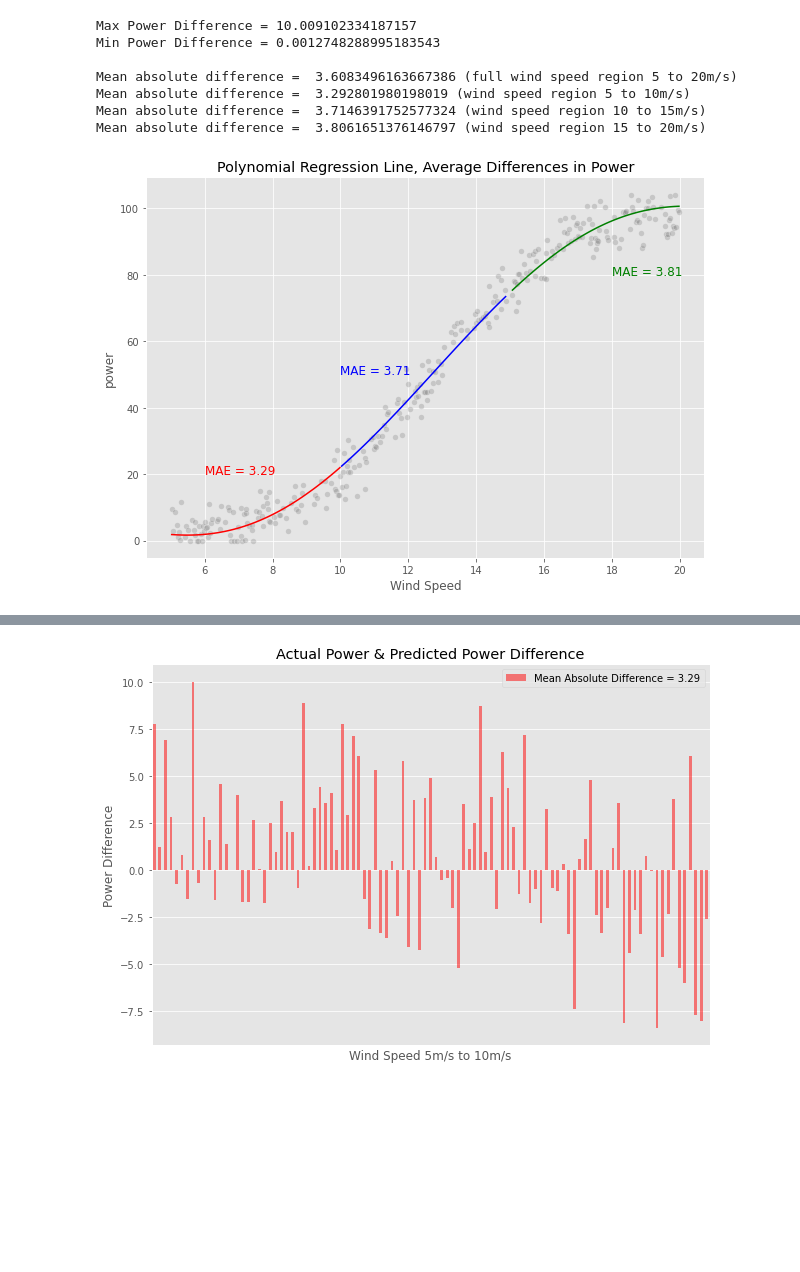
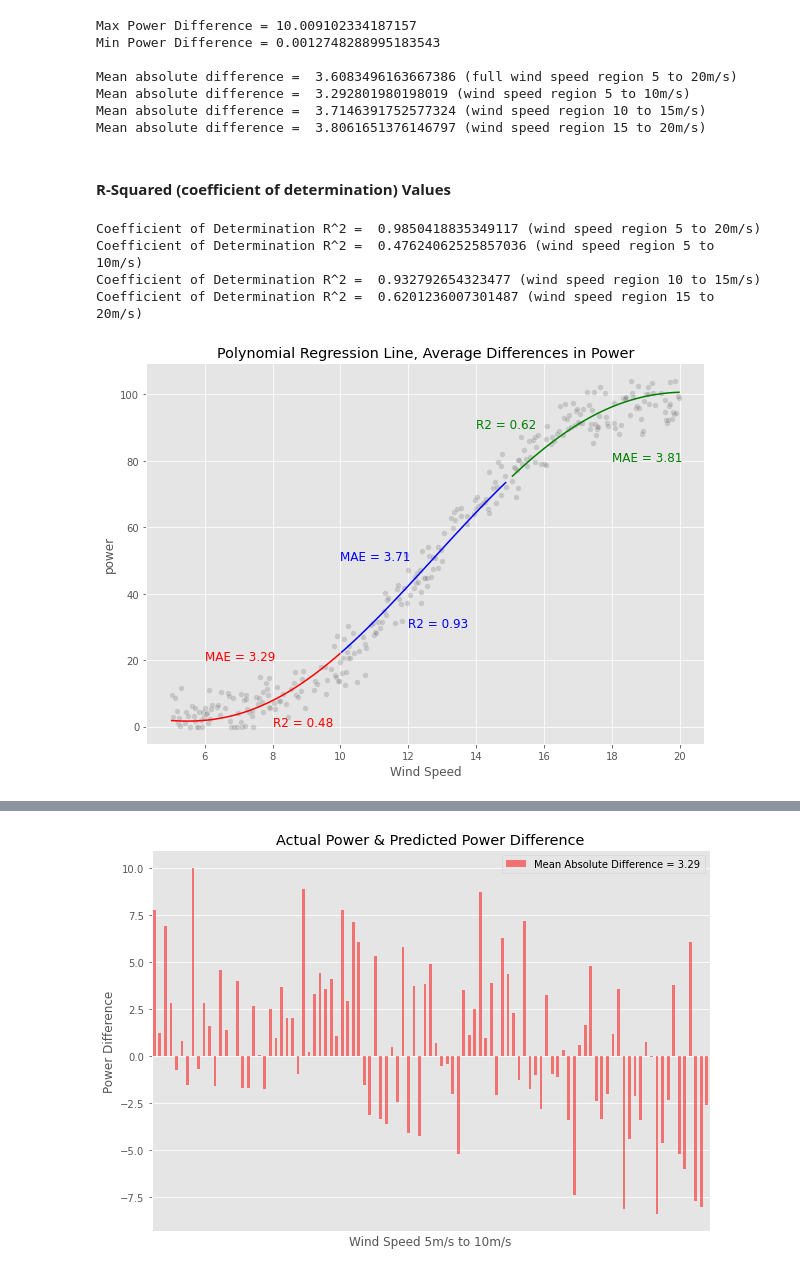
Before and after one commit to PaulSweeney89/FDA-Project2020, a Jupyter notebook: windpower.ipynb, the cells around one changed output, grey strips where cells are left out. Cells and saved outputs as stored; diff of their text form; code cells hidden in the pictures; blank space fills up the shorter version.

Commit message:
minor updates to notes, added R-Square values for polynominal regression model

```diff
--- a/windpower.ipynb
+++ b/windpower.ipynb
@@ -1076,23 +1076,63 @@ Mean absolute difference =  3.6083496163667386 (full wind speed region 5 to 20m/
 Mean absolute difference =  3.292801980198019 (wind speed region 5 to 10m/s)
 Mean absolute difference =  3.7146391752577324 (wind speed region 10 to 15m/s)
 Mean absolute difference =  3.8061651376146797 (wind speed region 15 to 20m/s)
+# %% [markdown]
+#### R-Squared (coefficient of determination) Values
+# %%
+# R-Squared values over range of data within 5 to 20m/s
+r_sq_4 = metrics.r2_score(df_poly["Power Actual"][(df_poly.index>5) & (df_poly.index<20)],
+                                   df_poly["Power Predict"][(df_poly.index>5) & (df_poly.index<20)]
+                         )
+
+print("Coefficient of Determination R^2 = ", r_sq_4, "(full wind speed region 5 to 20m/s)")
+
+# R-Squared values over range of data within 5 to 10m/s
+r_sq_5 = metrics.r2_score(df_poly["Power Actual"][(df_poly.index>5) & (df_poly.index<10)],
+                                   df_poly["Power Predict"][(df_poly.index>5) & (df_poly.index<10)]
+                         )
+
+print("Coefficient of Determination R^2 = ", r_sq_5, "(wind speed region 5 to 10m/s)")
+
+# R-Squared values over range of data within 10 to 15m/s
+r_sq_6 = metrics.r2_score(df_poly["Power Actual"][(df_poly.index>10) & (df_poly.index<15)],
+                                   df_poly["Power Predict"][(df_poly.index>10) & (df_poly.index<15)]
+                         )
+
+print("Coefficient of Determination R^2 = ", r_sq_6, "(wind speed region 10 to 15m/s)")
+
+# R-Squared values over range of data within 15 to 20m/s
+r_sq_7 = metrics.r2_score(df_poly["Power Actual"][(df_poly.index>15) & (df_poly.index<20)],
+                                   df_poly["Power Predict"][(df_poly.index>15) & (df_poly.index<20)]
+                         )
+
+print("Coefficient of Determination R^2 = ", r_sq_7, "(wind speed region 15 to 20m/s)")
+# %% [output]
+Coefficient of Determination R^2 =  0.9850418835349117 (wind speed region 5 to 20m/s)
+Coefficient of Determination R^2 =  0.47624062525857036 (wind speed region 5 to 10m/s)
+Coefficient of Determination R^2 =  0.932792654323477 (wind speed region 10 to 15m/s)
+Coefficient of Determination R^2 =  0.6201236007301487 (wind speed region 15 to 20m/s)
 # %%
 # plot of polynomial regression line, highlighting different sections of powercurve
 sns.scatterplot(x=spd_5_20, y=pwr_5_20, color='grey', alpha=0.3)
 
 df_poly["Power Predict"][(df_poly.index>5) & (df_poly.index<10)].plot(color='r')
 df_poly["Power Predict"][(df_poly.index>10) & (df_poly.index<15)].plot(color='b')
 df_poly["Power Predict"][(df_poly.index>15) & (df_poly.index<20)].plot(color='g')
 
 # include mean absolute error value / difference in power
 plt.text(6, 20, 'MAE = {}'.format(round(MAE5, 2)), color='r', size=12)
 plt.text(10, 50, 'MAE = {}'.format(round(MAE6, 2)), color='b', size=12)
 plt.text(18, 80, 'MAE = {}'.format(round(MAE7, 2)), color='g', size=12)
 
+# include R-Squared values
+plt.text(8, 0, 'R2 = {}'.format(round(r_sq_5, 2)), color='r', size=12)
+plt.text(12, 30, 'R2 = {}'.format(round(r_sq_6, 2)), color='b', size=12)
+plt.text(14, 90, 'R2 = {}'.format(round(r_sq_7, 2)), color='g', size=12)
+
 plt.title("Polynomial Regression Line, Average Differences in Power")
 plt.show()
 # %% [output]
-[figure, old version]
+[figure, new version]
 # %% [markdown]
 From reviewing the mean absolute error or difference values or the mean variance in power output from the polynomial regression line against the powerproduction dataset values, it can be seen that these values are similar to that produced by the linear regression models.
 
```
Also changed, not shown: parts of 7 cells of this notebook.
